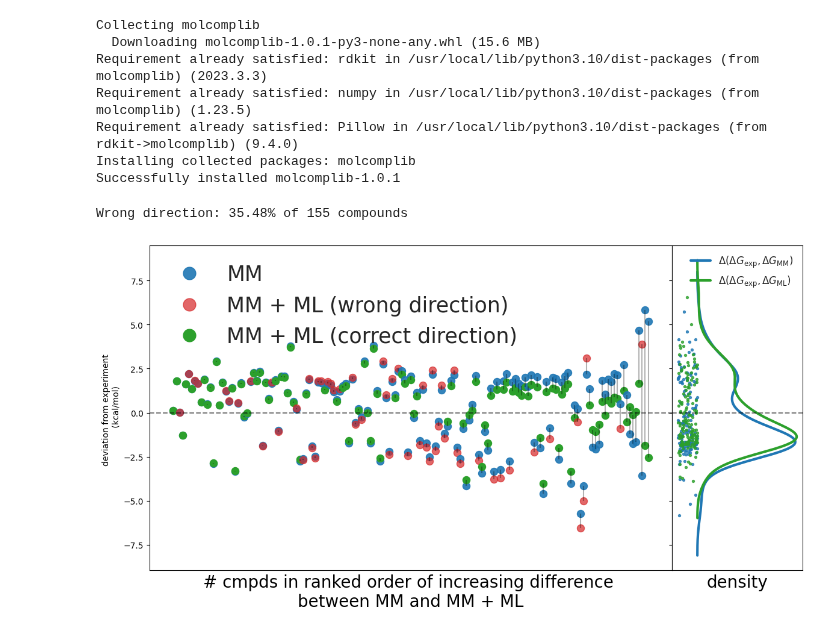
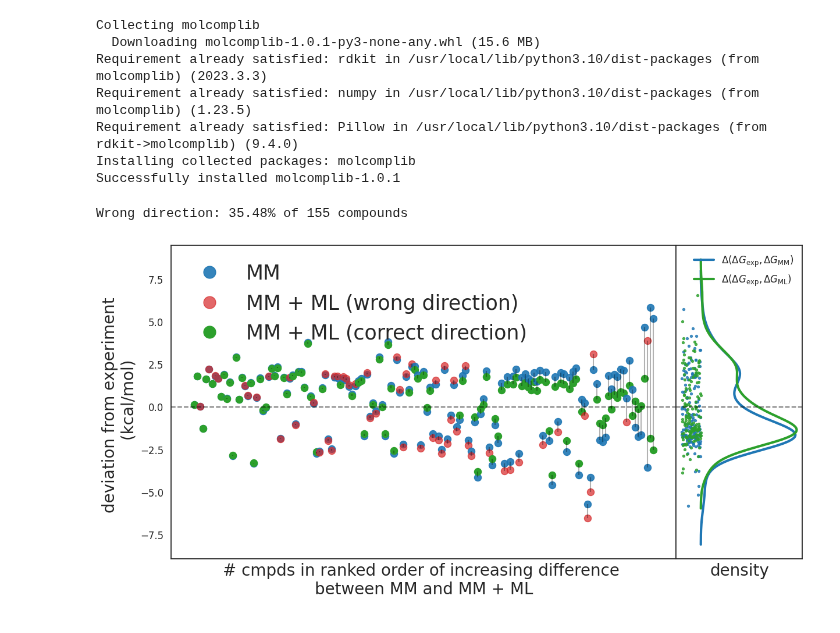
Before and after one commit to JohannesKarwou/notebooks, a Jupyter notebook: combinedDataset.ipynb, the cells around one changed output. Saved outputs shown, nothing was run; the diff lists cells and outputs as text; code cells hidden in the pictures.

```diff
--- a/combinedDataset.ipynb
+++ b/combinedDataset.ipynb
@@ -508,6 +508,7 @@ sns.set_theme(
         "lines.markersize": 10,
         "xtick.labelsize": 12,
         "ytick.labelsize": 12,
+        "ytick.left": True,
     },
 )
 
@@ -613,38 +614,38 @@ ax[0].set_xlabel(
     "# cmpds in ranked order of increasing difference \nbetween MM and MM + ML",
     fontsize=20,
 )
-ax[0].set_ylabel("deviation from experiment \n (kcal/mol)")
+ax[0].set_ylabel("deviation from experiment \n (kcal/mol)",fontsize=20)
 ax[0].set_xticks([])
 
 print(f"Wrong direction: {round(len(wrong)/len(correct+wrong)*100,2)}% of {len(correct+wrong)} compounds")
 
 sns.kdeplot(y=data["Exp [kcal/mol]"]-data["MM-ASFE [kcal/mol]"],color=c1,linewidth=3,label=r'$\Delta(\Delta G_{\mathrm{exp}},\Delta G_{\mathrm{MM}})$',ax=ax[1])
 sns.kdeplot(y=data["Exp [kcal/mol]"]-data["ML-ASFE [kcal/mol]"],color=c3,linewidth=3,label=r'$\Delta(\Delta G_{\mathrm{exp}},\Delta G_{\mathrm{ML}})$',ax=ax[1])
 ax[1].scatter(
     np.random.uniform(low= -.05, high=0.0, size=len(data["ML-ASFE [kcal/mol]"])),
     data["Exp [kcal/mol]"]-data["MM-ASFE [kcal/mol]"],
     s=8,
     color=c1,
     alpha=0.8,
 )
 ax[1].scatter(
     np.random.uniform(low= -.05, high=0, size=len(data["ML-ASFE [kcal/mol]"])),
     data["Exp [kcal/mol]"]-data["ML-ASFE [kcal/mol]"],
     s=8,
     color=c3,
     alpha=0.8,
 )
 ax[1].axhline(0,color="black",linestyle="dashed",alpha=0.5)
 ax[1].set_xlabel("density",fontsize=20)
 ax[1].legend(fontsize=12,frameon=False,loc='upper right') #,bbox_to_anchor=(1.8, 1.0, 0.0, 0.0))
 ax[1].set_xticks([])
 # ax[1].spines['right'].set_visible(False)
 # ax[1].spines['top'].set_visible(False)
 
 plt.savefig("overview.png", bbox_inches="tight")
 # %% [output]
 Wrong direction: 35.48% of 155 compounds
-[figure, old version]
+[figure, new version]
 # %%
 from molcomplib import MolCompass
 import plotly.express as px
```
